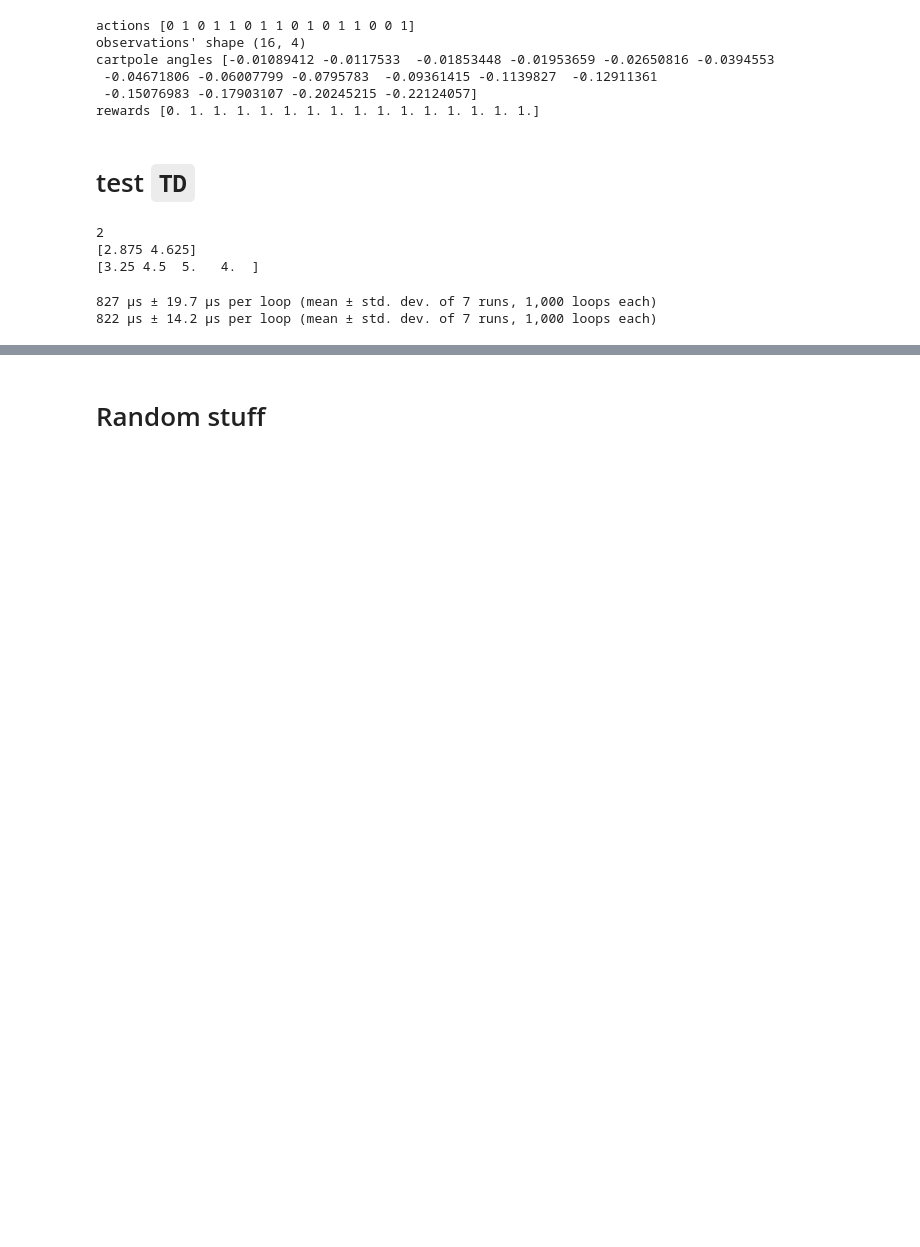
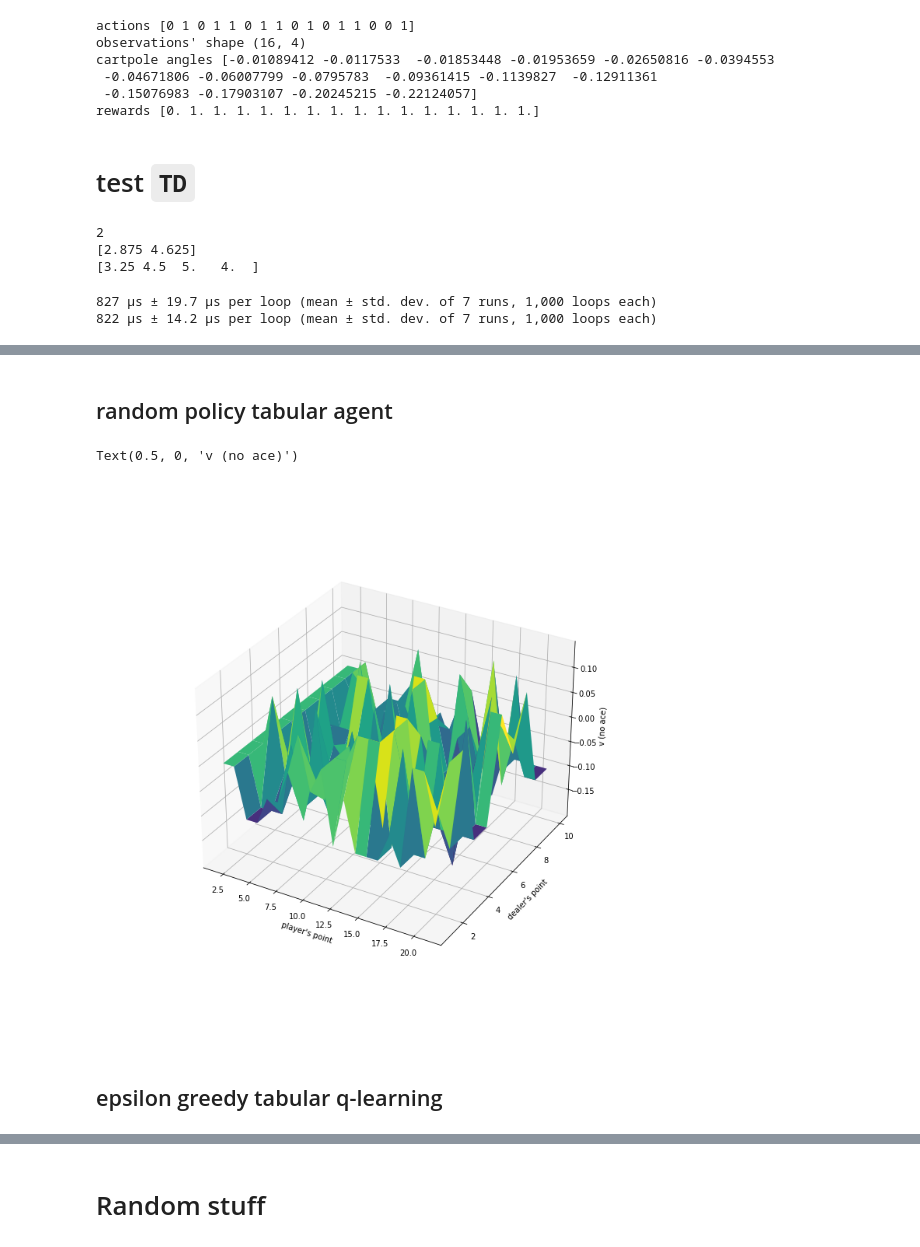
Before and after one commit to Juno-T/jax-rl, a Jupyter notebook: tmp.ipynb, the cells around one changed output, grey strips where cells are left out. Cells and saved outputs as stored; diff of their text form; code cells hidden in the pictures; blank space fills up the shorter version.

```diff
--- a/tmp.ipynb
+++ b/tmp.ipynb
@@ -157,0 +164,33 @@ print(td.td_lambda_errors(.5, jnp.zeros(4), jnp.array([1, 2, 3, 4]), jnp.zeros(4
+# %% [markdown]
+## random policy tabular agent
+# %%
+env = gym.make('Blackjack-v1')
+# appr = approximator.tabularApproximator([np.arange(sp.n) for sp in env.observation_space])
+agent = agents.RandomAgent(env, learning_rate=0.1)
+acc = experience.Accumulator(100,10)
+trainer = experiment.Trainer(env, acc, './log/test_rand_blackjack/exp2')
+# %%
+train_episodes = 10000
+key, train_key = random.split(key)
+trainer.train(train_key, agent, train_episodes)
+# %%
+v = agent.appr.table
+# %%
+%matplotlib widget
+fig = plt.figure(figsize=(10,10))
+ax = plt.axes(projection='3d')
+x = np.arange(2,22)
+y = np.arange(1,v.shape[1])
+X, Y = np.meshgrid(x, y)
+Z = v[X,Y,0]
+
+ax.plot_surface(X, Y, Z, rstride=1, cstride=1,
+                cmap='viridis', edgecolor='none')
+ax.set_xlabel('player\'s point')
+ax.set_ylabel('dealer\'s point')
+ax.set_zlabel('v (no ace)')
+# %% [output]
+Text(0.5, 0, 'v (no ace)')
+[figure, added]
+# %% [markdown]
+## epsilon greedy tabular q-learning
```
Also changed, not shown: parts of 24 cells of this notebook, 4 other files.
